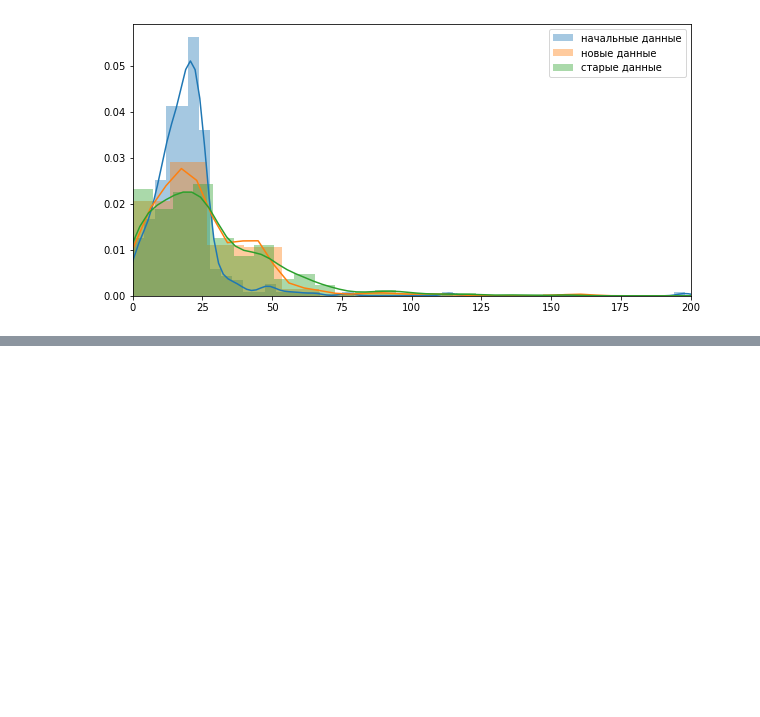
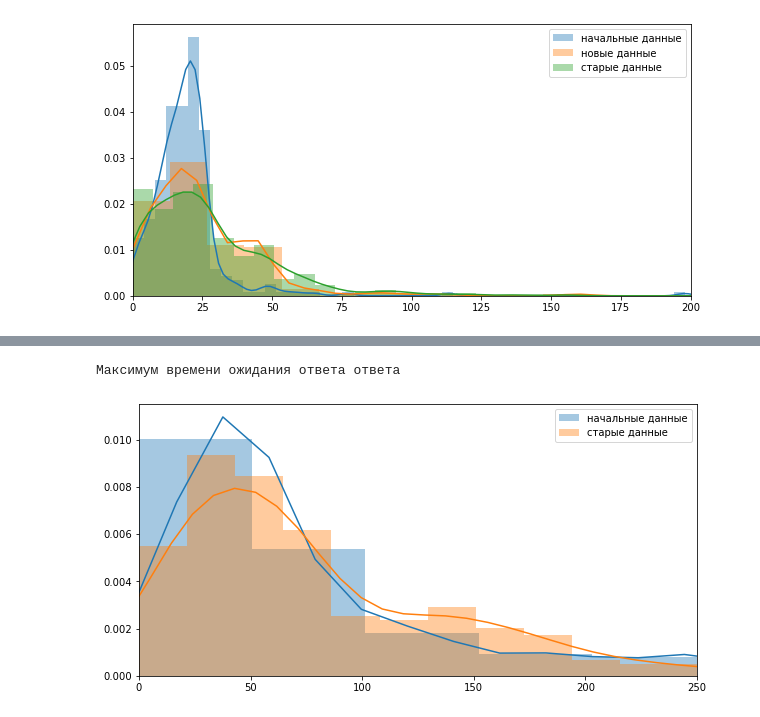
Before and after one commit to deethereal/Sirius_project, a Jupyter notebook: check_data.ipynb, the cells around one changed output, grey strips where cells are left out. Drawn from its saved outputs; the diff is of its cells as text; code cells hidden in the pictures; blank space fills up the shorter version.

```diff
--- a/check_data.ipynb
+++ b/check_data.ipynb
@@ -427,0 +441,13 @@ plt.show()
+# %%
+t1 = df_start['hours_diff_max'].tolist()
+t2 = df_old['hours_diff_max'].tolist()
+plt.figure(figsize=(10, 5))
+sb.distplot(t1, label = 'начальные данные')
+sb.distplot(t2, label = 'старые данные')
+print('Максимум времени ожидания ответа ответа')
+plt.legend()
+plt.xlim(0, 250)
+plt.show()
+# %% [output]
+Максимум времени ожидания ответа ответа
+[figure, added]
```
Also changed, not shown: parts of 9 cells of this notebook.
